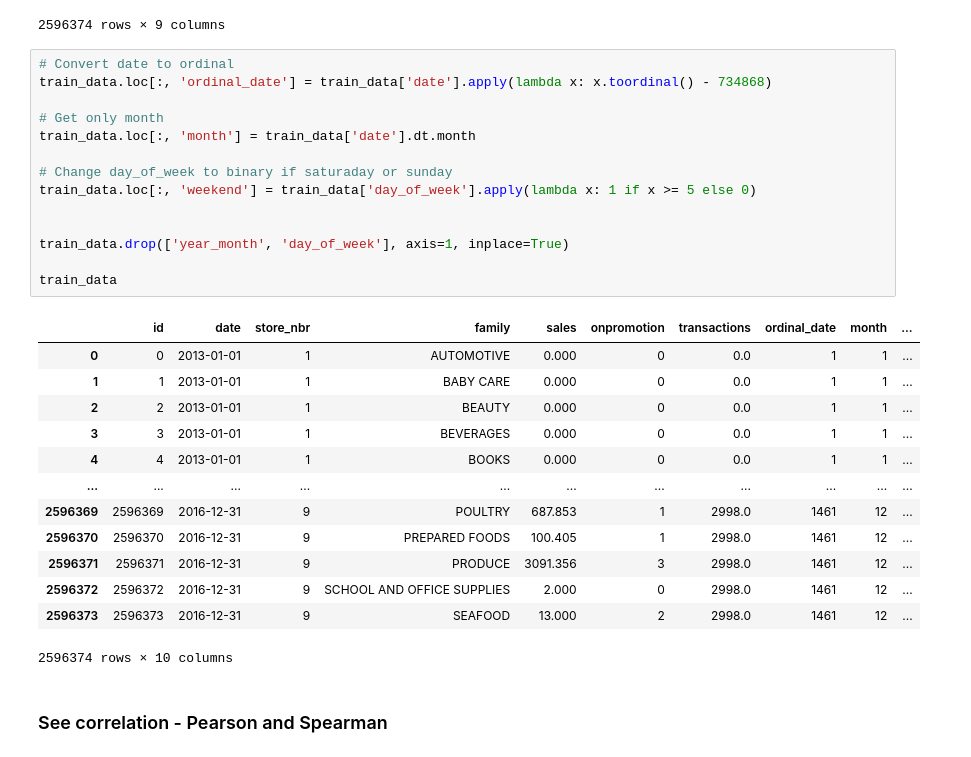
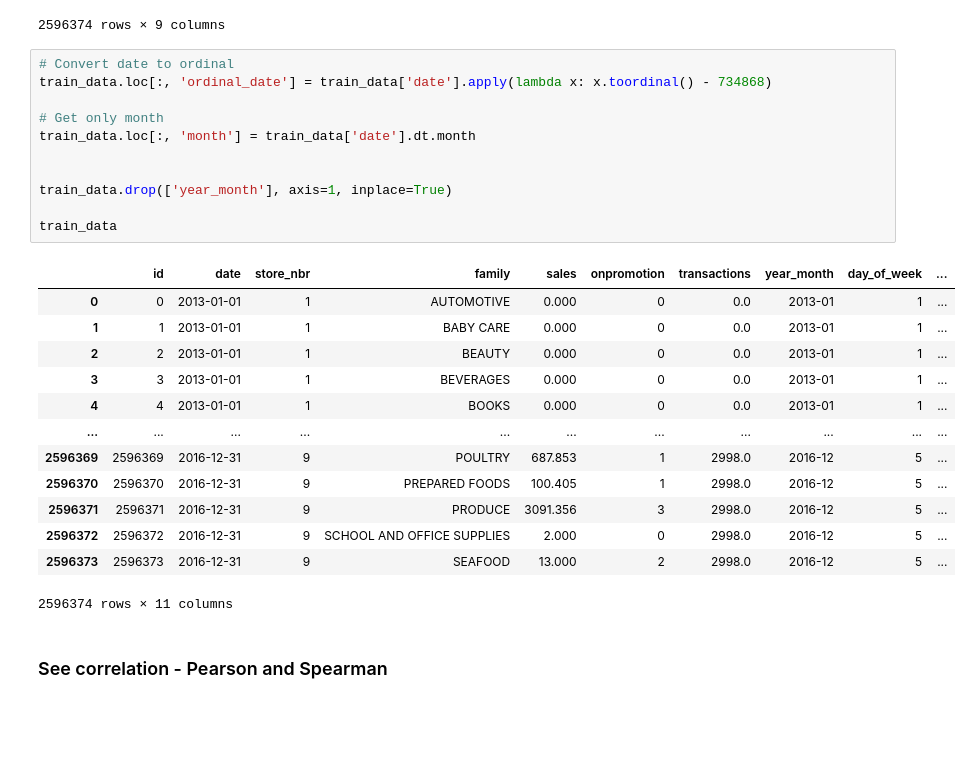
Before and after one commit to PedroSiqueira1/store-sales-forecasting, a Jupyter notebook: exploratory_analysis.ipynb, the cells around one changed output. Drawn from its saved outputs; the diff is of its cells as text; blank space fills up the shorter version.

Commit message:
Remove weekend

```diff
--- a/exploratory_analysis.ipynb
+++ b/exploratory_analysis.ipynb
@@ -213,31 +213,28 @@ train_data
 # %%
 # Convert date to ordinal
 train_data.loc[:, 'ordinal_date'] = train_data['date'].apply(lambda x: x.toordinal() - 734868)
 
 # Get only month
 train_data.loc[:, 'month'] = train_data['date'].dt.month
 
-# Change day_of_week to binary if saturaday or sunday
-train_data.loc[:, 'weekend'] = train_data['day_of_week'].apply(lambda x: 1 if x >= 5 else 0)
 
-
-train_data.drop(['year_month', 'day_of_week'], axis=1, inplace=True)
+train_data.drop(['year_month'], axis=1, inplace=True)
 
 train_data
 # %% [output]
-|  | id | date | store_nbr | family | sales | onpromotion | transactions | ordinal_date | month | ... |
-| 0 | 0 | 2013-01-01 | 1 | AUTOMOTIVE | 0.000 | 0 | 0.0 | 1 | 1 | ... |
-| 1 | 1 | 2013-01-01 | 1 | BABY CARE | 0.000 | 0 | 0.0 | 1 | 1 | ... |
-| 2 | 2 | 2013-01-01 | 1 | BEAUTY | 0.000 | 0 | 0.0 | 1 | 1 | ... |
-| 3 | 3 | 2013-01-01 | 1 | BEVERAGES | 0.000 | 0 | 0.0 | 1 | 1 | ... |
-| 4 | 4 | 2013-01-01 | 1 | BOOKS | 0.000 | 0 | 0.0 | 1 | 1 | ... |
+|  | id | date | store_nbr | family | sales | onpromotion | transactions | year_month | day_of_week | ... |
+| 0 | 0 | 2013-01-01 | 1 | AUTOMOTIVE | 0.000 | 0 | 0.0 | 2013-01 | 1 | ... |
+| 1 | 1 | 2013-01-01 | 1 | BABY CARE | 0.000 | 0 | 0.0 | 2013-01 | 1 | ... |
+| 2 | 2 | 2013-01-01 | 1 | BEAUTY | 0.000 | 0 | 0.0 | 2013-01 | 1 | ... |
+| 3 | 3 | 2013-01-01 | 1 | BEVERAGES | 0.000 | 0 | 0.0 | 2013-01 | 1 | ... |
+| 4 | 4 | 2013-01-01 | 1 | BOOKS | 0.000 | 0 | 0.0 | 2013-01 | 1 | ... |
 | ... | ... | ... | ... | ... | ... | ... | ... | ... | ... | ... |
-| 2596369 | 2596369 | 2016-12-31 | 9 | POULTRY | 687.853 | 1 | 2998.0 | 1461 | 12 | ... |
-| 2596370 | 2596370 | 2016-12-31 | 9 | PREPARED FOODS | 100.405 | 1 | 2998.0 | 1461 | 12 | ... |
-| 2596371 | 2596371 | 2016-12-31 | 9 | PRODUCE | 3091.356 | 3 | 2998.0 | 1461 | 12 | ... |
-| 2596372 | 2596372 | 2016-12-31 | 9 | SCHOOL AND OFFICE SUPPLIES | 2.000 | 0 | 2998.0 | 1461 | 12 | ... |
-| 2596373 | 2596373 | 2016-12-31 | 9 | SEAFOOD | 13.000 | 2 | 2998.0 | 1461 | 12 | ... |
+| 2596369 | 2596369 | 2016-12-31 | 9 | POULTRY | 687.853 | 1 | 2998.0 | 2016-12 | 5 | ... |
+| 2596370 | 2596370 | 2016-12-31 | 9 | PREPARED FOODS | 100.405 | 1 | 2998.0 | 2016-12 | 5 | ... |
+| 2596371 | 2596371 | 2016-12-31 | 9 | PRODUCE | 3091.356 | 3 | 2998.0 | 2016-12 | 5 | ... |
+| 2596372 | 2596372 | 2016-12-31 | 9 | SCHOOL AND OFFICE SUPPLIES | 2.000 | 0 | 2998.0 | 2016-12 | 5 | ... |
+| 2596373 | 2596373 | 2016-12-31 | 9 | SEAFOOD | 13.000 | 2 | 2998.0 | 2016-12 | 5 | ... |
-2596374 rows × 10 columns
+2596374 rows × 11 columns
 # %% [markdown]
 ### See correlation - Pearson and Spearman
 # %%
```
Also changed, not shown: parts of 8 cells of this notebook.
